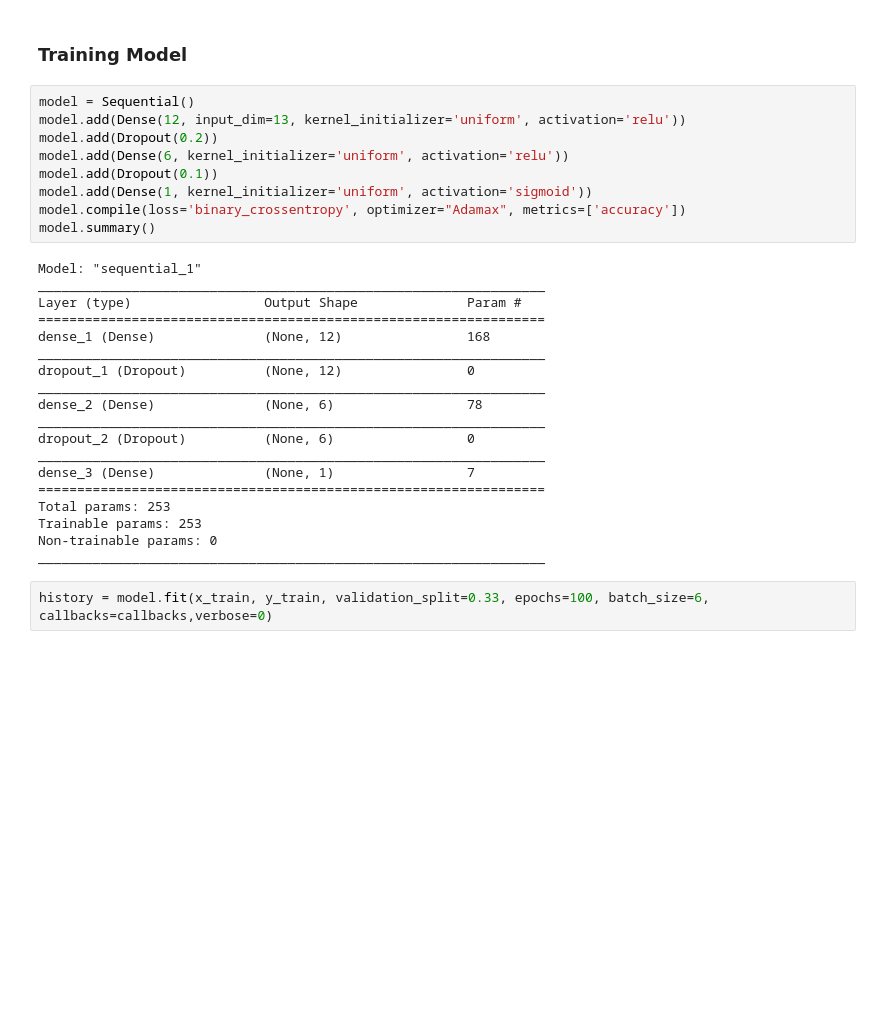
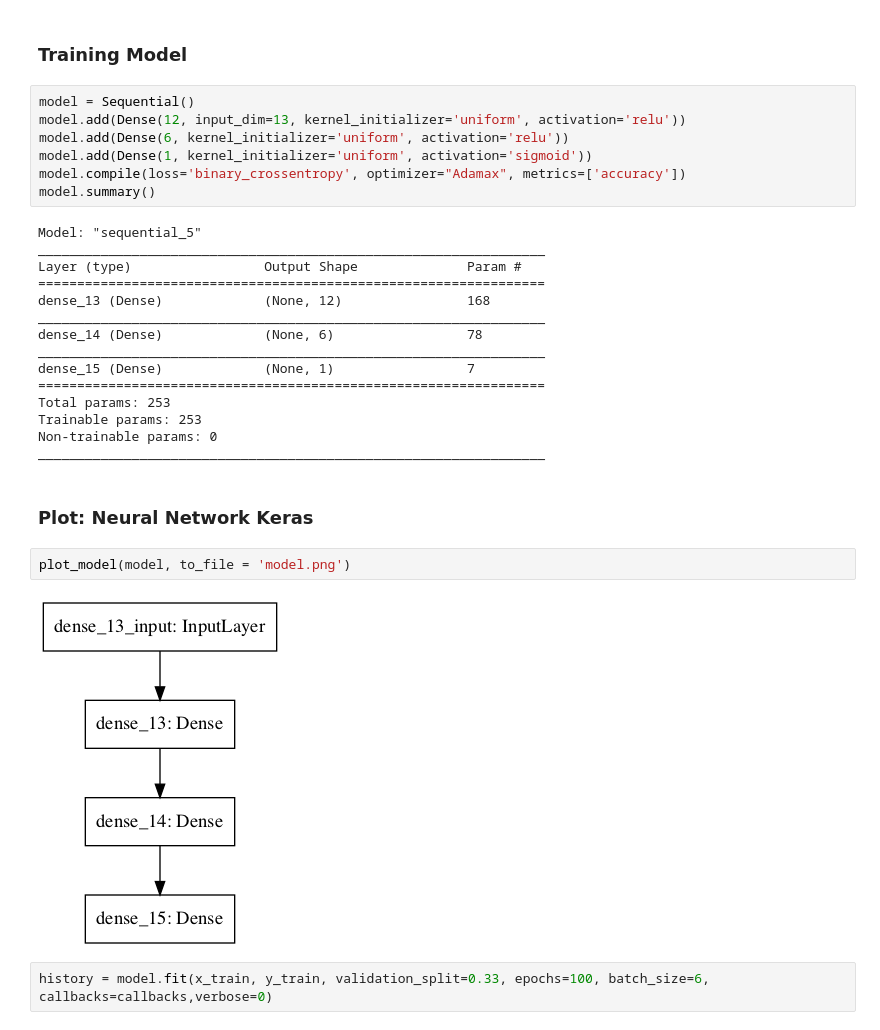
Before and after one commit to glengunawan/Heart_Disease_Prediction_ver2, a Jupyter notebook: Heart Disease Analysis 2.ipynb, the cells around one changed output. Cells and saved outputs as stored; diff of their text form; blank space fills up the shorter version.

```diff
--- a/Heart Disease Analysis 2.ipynb
+++ b/Heart Disease Analysis 2.ipynb
@@ -332,31 +331,31 @@ callbacks=[checkpoint, reducelrp]
 # %%
 model = Sequential()
 model.add(Dense(12, input_dim=13, kernel_initializer='uniform', activation='relu'))
-model.add(Dropout(0.2))
 model.add(Dense(6, kernel_initializer='uniform', activation='relu'))
-model.add(Dropout(0.1))
 model.add(Dense(1, kernel_initializer='uniform', activation='sigmoid'))
 model.compile(loss='binary_crossentropy', optimizer="Adamax", metrics=['accuracy'])
 model.summary()
 # %% [output]
-Model: "sequential_1"
+Model: "sequential_5"
 _________________________________________________________________
 Layer (type)                 Output Shape              Param #
 =================================================================
-dense_1 (Dense)              (None, 12)                168
+dense_13 (Dense)             (None, 12)                168
 _________________________________________________________________
-dropout_1 (Dropout)          (None, 12)                0
+dense_14 (Dense)             (None, 6)                 78
 _________________________________________________________________
-dense_2 (Dense)              (None, 6)                 78
-_________________________________________________________________
-dropout_2 (Dropout)          (None, 6)                 0
-_________________________________________________________________
-dense_3 (Dense)              (None, 1)                 7
+dense_15 (Dense)             (None, 1)                 7
 =================================================================
 Total params: 253
 Trainable params: 253
 Non-trainable params: 0
 _________________________________________________________________
+# %% [markdown]
+### Plot: Neural Network Keras
+# %%
+plot_model(model, to_file = 'model.png')
+# %% [output]
+[figure, added]
 # %%
 history = model.fit(x_train, y_train, validation_split=0.33, epochs=100, batch_size=6, callbacks=callbacks,verbose=0)
 # %% [markdown]
```
Also changed, not shown: parts of 7 cells of this notebook, 4 other files.
